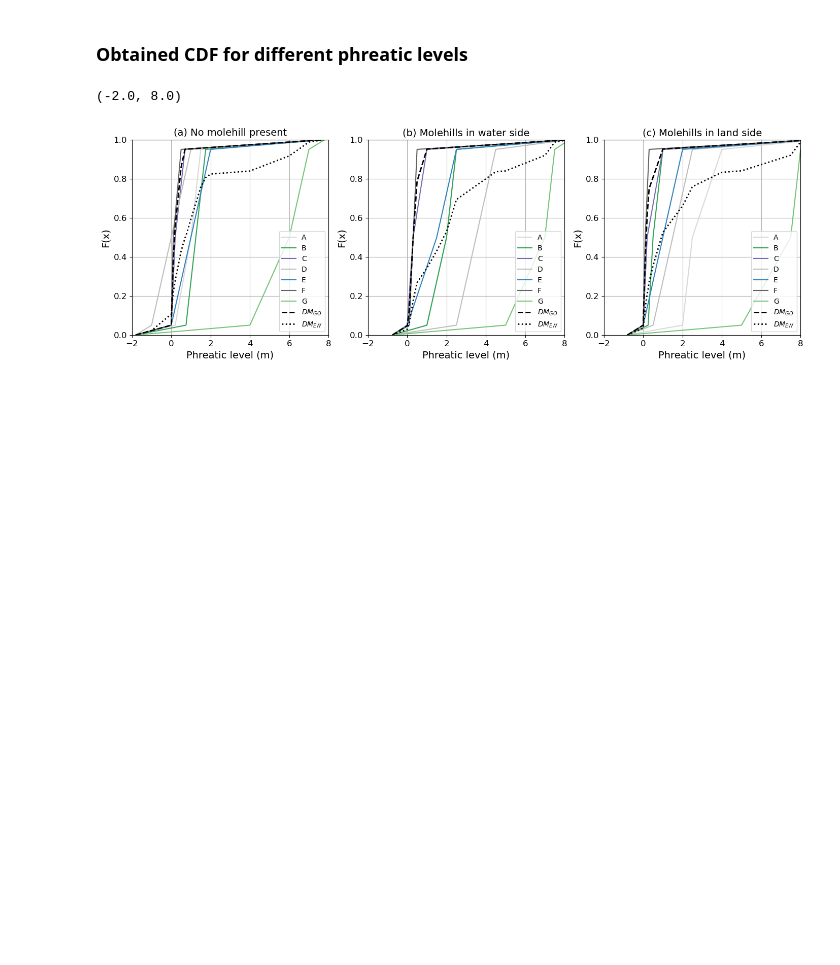
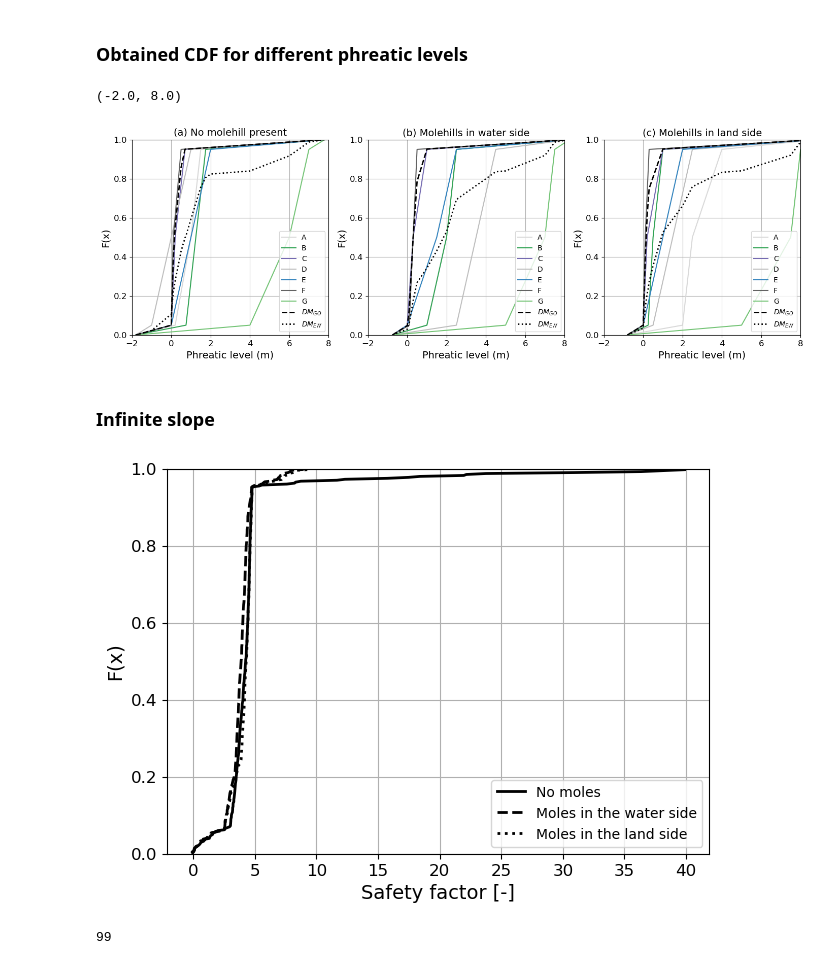
Before and after one commit to patmanas/burros, a Jupyter notebook: analysis_micro.ipynb, the cells around one changed output. Drawn from its saved outputs; the diff is of its cells as text; code cells hidden in the pictures; blank space fills up the shorter version.

```diff
--- a/analysis_micro.ipynb
+++ b/analysis_micro.ipynb
@@ -290,3 +290,5 @@ ax[2].set_xlim(-2, 8)
 # %% [output]
 (-2.0, 8.0)
 [figure]
+# %% [markdown]
+### Infinite slope
@@ -292,0 +317,50 @@ ax[2].set_xlim(-2, 8)
+# %%
+# Infinite slope
+
+def safety_factor(cohesion, friction_angle, unit_weight_sat, unit_weight_dry, phreatic_level, slope_angle, d, unit_weight_water):
+    dw = phreatic_level/(np.cos(slope_angle*np.pi/180)**2)
+    upper = cohesion + np.cos(slope_angle*np.pi/180)**2 * np.tan(friction_angle*np.pi/180) * (unit_weight_sat*dw + unit_weight_dry*(d-dw) - unit_weight_water*dw)
+    lower = np.sin(slope_angle*np.pi/180)*np.cos(slope_angle*np.pi/180)*(unit_weight_sat*dw + unit_weight_dry*(d-dw))
+    return upper/lower
+
+
+c = 10 #kPa
+phi = 20 #degrees
+lambda_sat = 20 #kN/m3
+lambda_dry = 15 #kN/m3
+angle_slope = math.atan(1/3)*180/np.pi
+
+safety_factors_no_moles = [safety_factor(c, phi, lambda_sat, lambda_dry, p, angle_slope, 0.6, 9.81) for p in unif_samples_phrea]
+safety_factors_water = [safety_factor(c, phi, lambda_sat, lambda_dry, p, angle_slope, 0.6, 9.81) for p in unif_samples_water]
+safety_factors_land = [safety_factor(c, phi, lambda_sat, lambda_dry, p, angle_slope, 0.6, 9.81) for p in unif_samples_land]
+
+
+def ecdf(var):
+    x = np.sort(var)
+    n = x.size
+    y = np.arange(1, n+1) / (n+1)
+    return [y, x]
+
+# Plot experts' cdfs
+fig, ax = plt.subplots(1, 1, figsize=(7, 5))
+
+ax.plot(ecdf(safety_factors_no_moles[100:])[1], ecdf(safety_factors_no_moles[100:])[0], label='No moles', ms=4, color='k', lw=2)
+ax.plot(ecdf(safety_factors_water)[1], ecdf(safety_factors_water)[0], label='Moles in the water side', ms=4, color='k', ls='--', lw=2)
+ax.plot(ecdf(safety_factors_land)[1], ecdf(safety_factors_land)[0], label='Moles in the land side', ms=4, color='k', ls=':', lw=2)
+
+
+ax.legend(loc = 'lower right')
+
+ax.set_xlabel('Safety factor [-]', fontsize=14)
+ax.set_ylabel('F(x)', fontsize=14)
+ax.grid()
+ax.set_ylim(0,1)
+# ax.set_xlim(-2, 8)
+ax.tick_params(axis='both', which='major', labelsize=12)
+ax.tick_params(axis='both', which='minor', labelsize=12)
+# %% [output]
+[figure, added]
+# %%
+safety_factors_no_moles.index(min(safety_factors_no_moles))
+# %% [output]
+99
```
Also changed, not shown: parts of 3 cells of this notebook.
